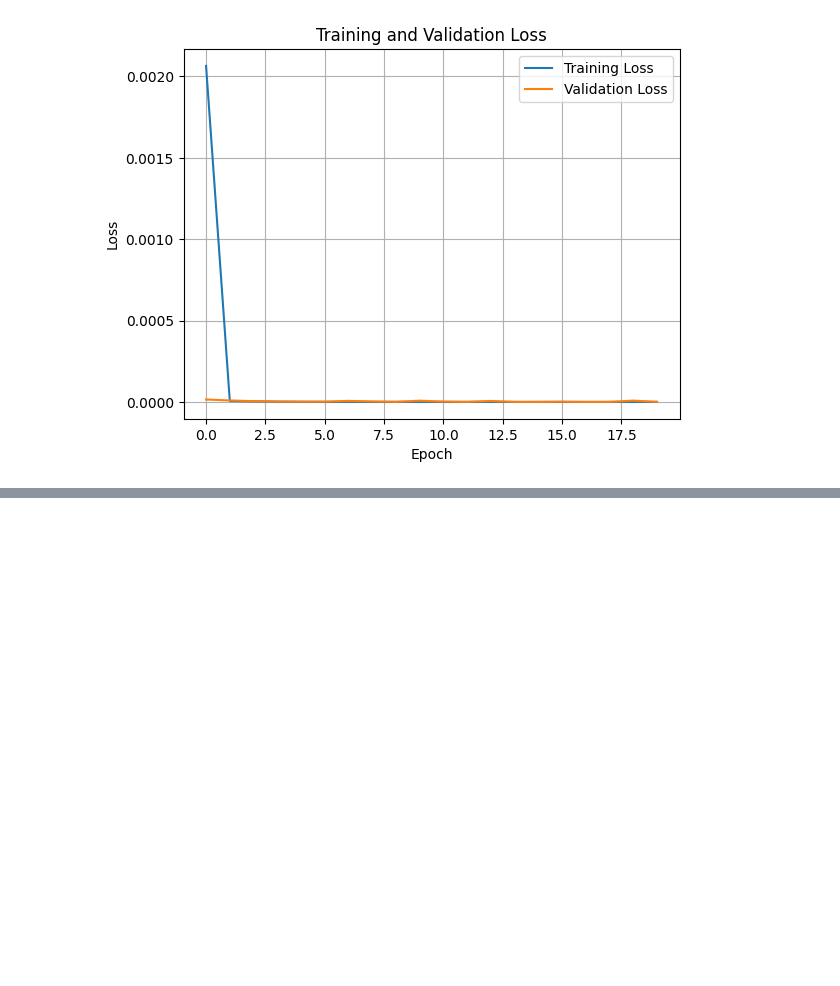
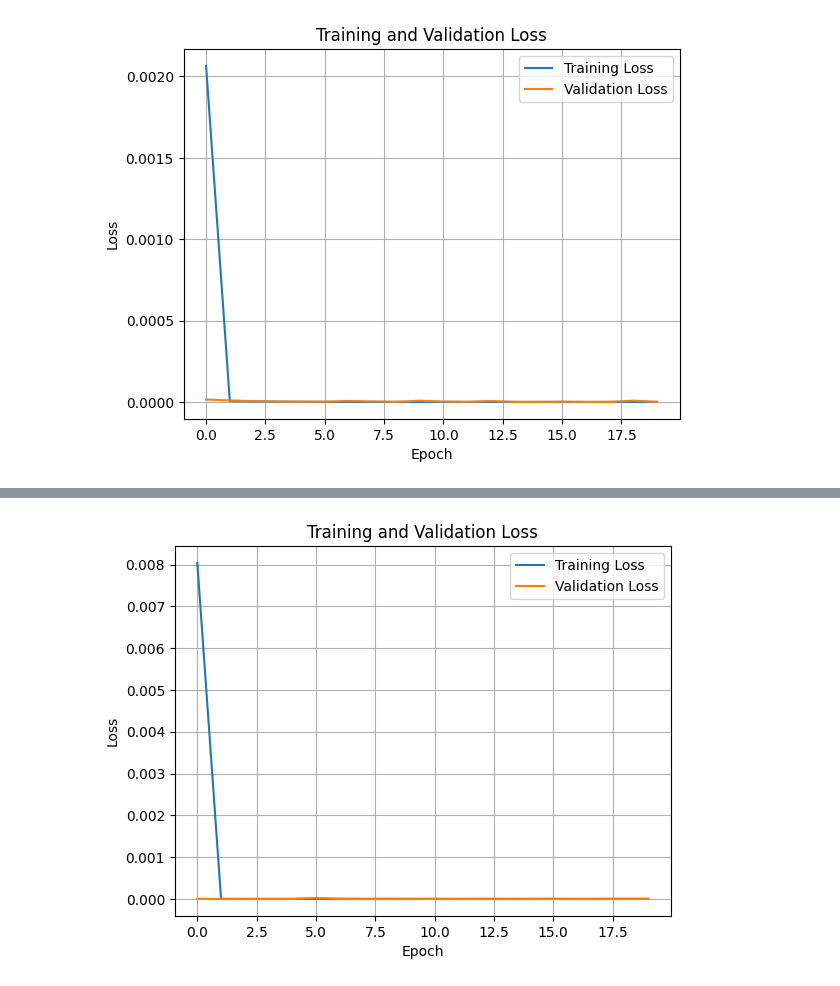
Before and after one commit to DietCare-Bangkit-Capstone/DietCare-ML, a Jupyter notebook: notebook/Modeling_DietCare.ipynb, the cells around one changed output, grey strips where cells are left out. Cells and saved outputs as stored; diff of their text form; code cells hidden in the pictures; blank space fills up the shorter version.

```diff
--- a/notebook/Modeling_DietCare.ipynb
+++ b/notebook/Modeling_DietCare.ipynb
@@ -244,0 +228,21 @@ recommendations.head()
+# %%
+# Preprocess the data
+calories = extracted_data['Calories'].values.reshape(-1, 1)
+mean_calories = np.mean(calories)
+std_calories = np.std(calories)
+normalized_calories = (calories - mean_calories) / std_calories
+# %%
+# Create the TensorFlow model
+input_dim = normalized_calories.shape[1]
+
+model_2 = tf.keras.Sequential([
+    tf.keras.layers.Dense(16, activation='relu', input_dim=input_dim),
+    tf.keras.layers.Dense(8, activation='relu'),
+    tf.keras.layers.Dense(1)
+])
+
+# Compile the model
+model_2.compile(optimizer='adam', loss='mean_squared_error')
+
+# Train the model
+history_2 = model_2.fit(normalized_calories, normalized_calories, epochs=20, batch_size=32, validation_split=0.2)
@@ -244,0 +267,4 @@ recommendations.head()
+# %%
+plot_loss(history_2)
+# %% [output]
+[figure, added]
```
Also changed, not shown: parts of 11 cells of this notebook.
